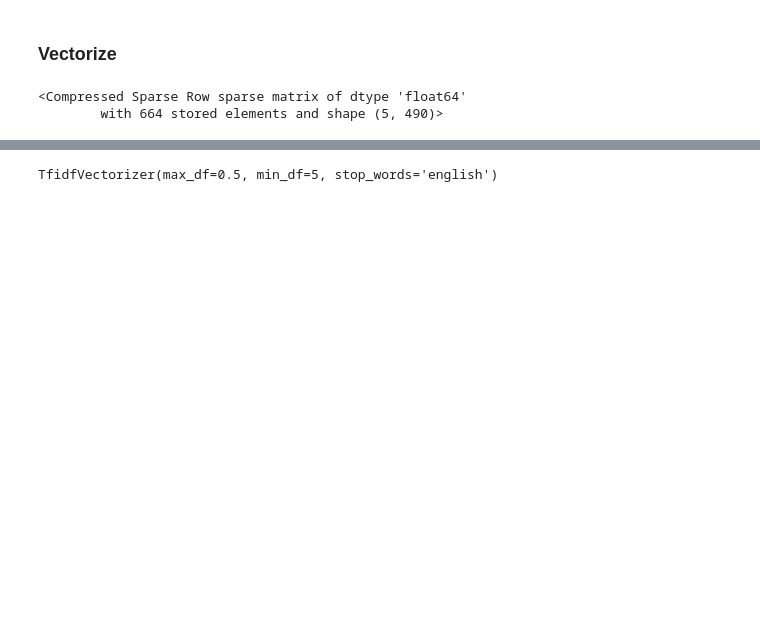
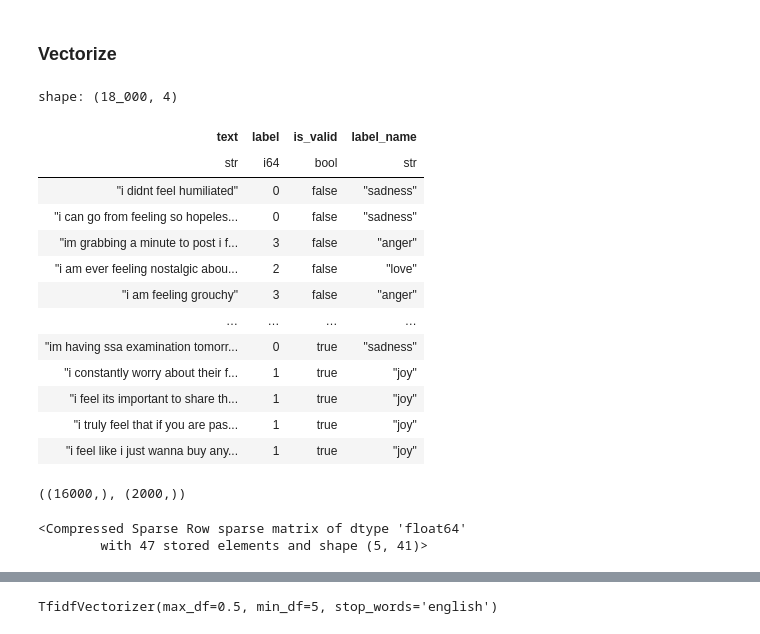
Before and after one commit to renato145/pucp_bootcamp_202401, a Jupyter notebook: nbs/01_classic_methods.ipynb, the cells around one changed output, grey strips where cells are left out. Cells and saved outputs as stored; diff of their text form; code cells hidden in the pictures; blank space fills up the shorter version.

```diff
--- a/nbs/01_classic_methods.ipynb
+++ b/nbs/01_classic_methods.ipynb
@@ -71,13 +73,36 @@ Prince stars as 'the Kid' in this semi-autobiographical film of a talented, but
 ### Vectorize
 # %%
 from sklearn.feature_extraction.text import TfidfVectorizer
+# %%
+df
+# %% [output]
+shape: (18_000, 4)
+| text | label | is_valid | label_name |
+| str | i64 | bool | str |
+| "i didnt feel humiliated" | 0 | false | "sadness" |
+| "i can go from feeling so hopeles... | 0 | false | "sadness" |
+| "im grabbing a minute to post i f... | 3 | false | "anger" |
+| "i am ever feeling nostalgic abou... | 2 | false | "love" |
+| "i am feeling grouchy" | 3 | false | "anger" |
+| … | … | … | … |
+| "im having ssa examination tomorr... | 0 | true | "sadness" |
+| "i constantly worry about their f... | 1 | true | "joy" |
+| "i feel its important to share th... | 1 | true | "joy" |
+| "i truly feel that if you are pas... | 1 | true | "joy" |
+| "i feel like i just wanna buy any... | 1 | true | "joy" |
+# %%
+x_train,y_train = df.filter(~pl.col.is_valid).pipe(lambda d: (d['text'], d['label_name']))
+x_valid,y_valid = df.filter(pl.col.is_valid).pipe(lambda d: (d['text'], d['label_name']))
+x_train.shape, x_valid.shape
+# %% [output]
+((16000,), (2000,))
 # %%
 vectorizer = TfidfVectorizer()
-x = vectorizer.fit_transform(df.text.head(5))
+x = vectorizer.fit_transform(x_train[:5])
 x
 # %% [output]
 <Compressed Sparse Row sparse matrix of dtype 'float64'
-        with 664 stored elements and shape (5, 490)>
+        with 47 stored elements and shape (5, 41)>
 # %%
 vectorizer.get_feature_names_out()
 # %% [output]
```
Also changed, not shown: parts of 28 cells of this notebook, 1 other file.
